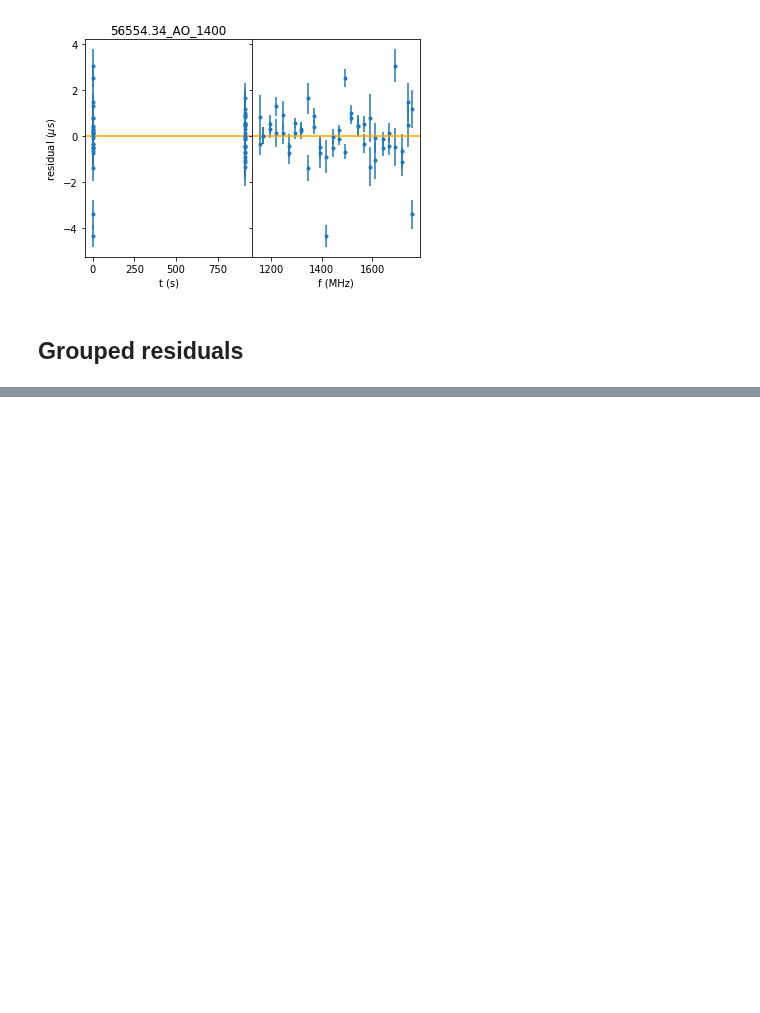
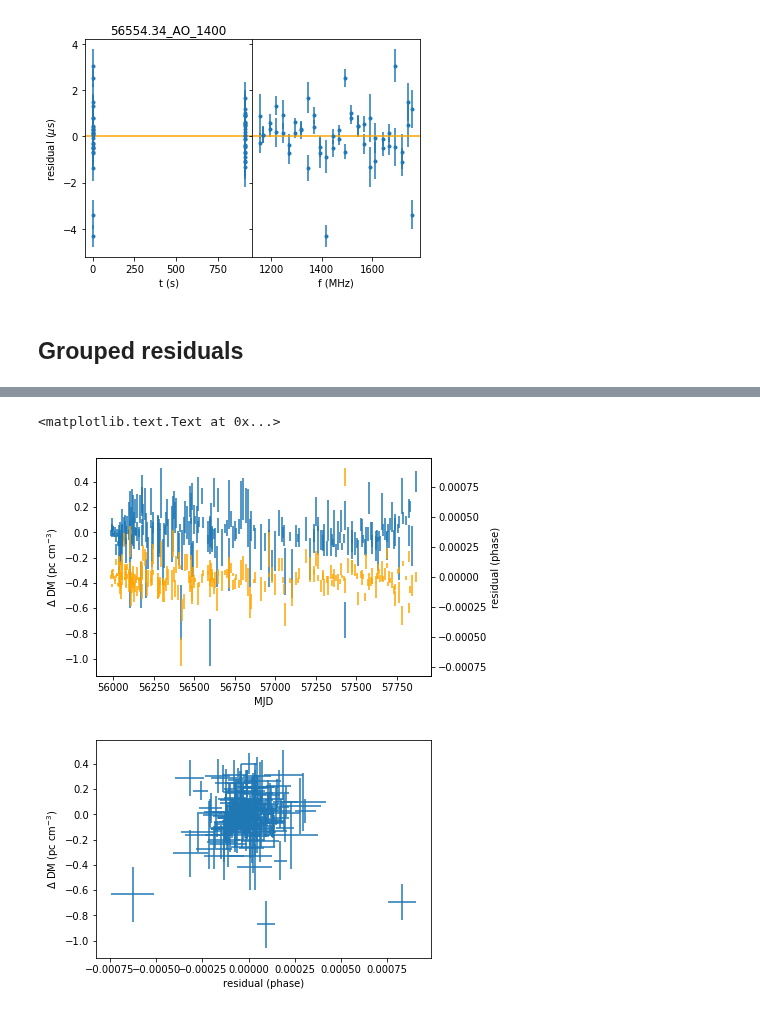
Before and after one commit to aarchiba/triplesystem, a Jupyter notebook: code-v1/k-outliers.ipynb, the cells around one changed output, grey strips where cells are left out. Drawn from its saved outputs; the diff is of its cells as text; code cells hidden in the pictures; blank space fills up the shorter version.

```diff
--- a/code-v1/k-outliers.ipynb
+++ b/code-v1/k-outliers.ipynb
@@ -219,7 +220,10 @@ plt.ylabel("avg. residual (z)")
 # %%
 for a in avgs:
-    if a["mjd"]<57250:
+    if abs(a["res"]/a["uncert"])<10:
         continue
     k = a["key"].split("/")[2]
-    print k, threebody.fmt(a["res"], a["uncert"]), a["res"]/a["uncert"]
+    print(k,
+          threebody.fmt(a["res"], a["uncert"]),
+          a["res"]/a["uncert"],
+          a["ipm"]*1e6)
 # %% [output]
@@ -260,3 +248,51 @@ toa_infos[0]
  'mjd_string': '55956.69641205727328014952',
  'tel': 'wsrt',
  'uncert': 2.19618664464}
+# %%
+days = []
+dms = []
+dmus = []
+dmuss = []
+ipms = []
+ress = []
+resus = []
+for k,ts in sorted(groups.items()):
+    if len(ts)<3:
+        continue
+    rs = np.array([t['flags']['resid_phase'] for t in ts])
+    us = np.array([t['flags']['uncert_phase'] for t in ts])
+    d_DMs = np.array([t['flags']['d_DM'] for t in ts])
+    A = np.array([np.ones(len(rs)), d_DMs]).T
+    r = threebody.lstsq_with_errors(A, rs, us)
+
+    res, resu = combine(rs, us)
+
+    if r.uncerts[1]>0.3:
+        continue
+
+
+    days.append(np.mean([t["mjd"] for t in ts]))
+    dms.append(r.x[1])
+    dmus.append(r.uncerts[1])
+    dmuss.append(r.uncerts[1]*np.sqrt(r.reduced_chi2))
+    ipms.append(np.mean([t["flags"]["ipm"] for t in ts]))
+    ress.append(res)
+    resus.append(resu)
+plt.errorbar(days, dms, dmus, linestyle="none", zorder=2)
+plt.xlabel("MJD")
+plt.ylabel(r"$\Delta$ DM (pc cm$^{-3}$)")
+#plt.ylim(-1,1)
+plt.twinx()
+#plt.plot(days, np.array(ipms)*1e6, "k.", zorder=-10)
+#plt.ylabel("Expected IPM delay ($\mu$s)")
+plt.errorbar(days, ress, resus,
+             linestyle="none", color='orange', zorder=1)
+plt.ylabel("residual (phase)")
+plt.figure()
+plt.errorbar(ress, dms, dmus, resus, linestyle="none")
+plt.ylabel(r"$\Delta$ DM (pc cm$^{-3}$)")
+plt.xlabel(r"residual (phase)")
+# %% [output]
+<matplotlib.text.Text at 0x...>
+[figure, added]
+[figure, added]
```
Also changed, not shown: parts of 8 cells of this notebook, 12 other files.
